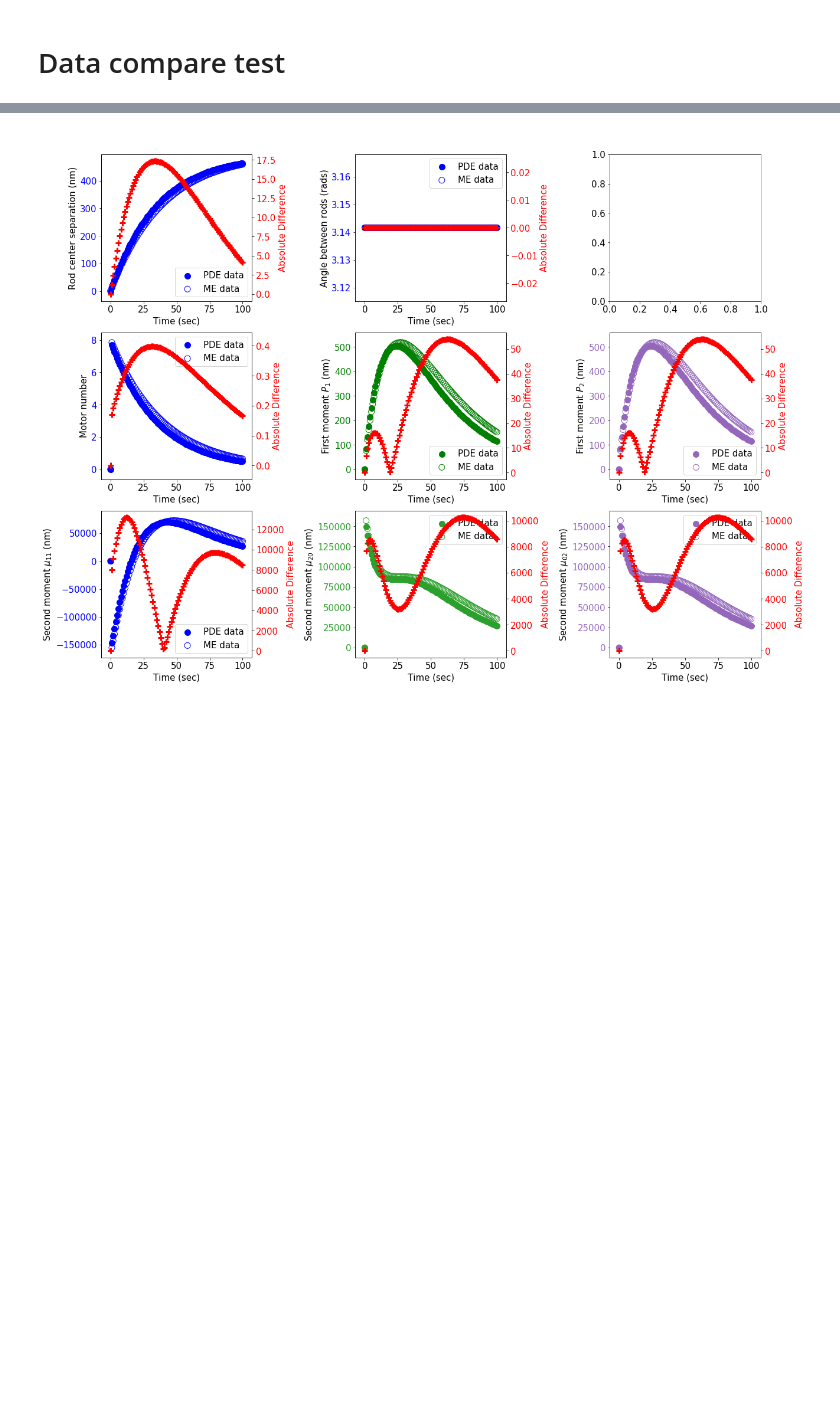
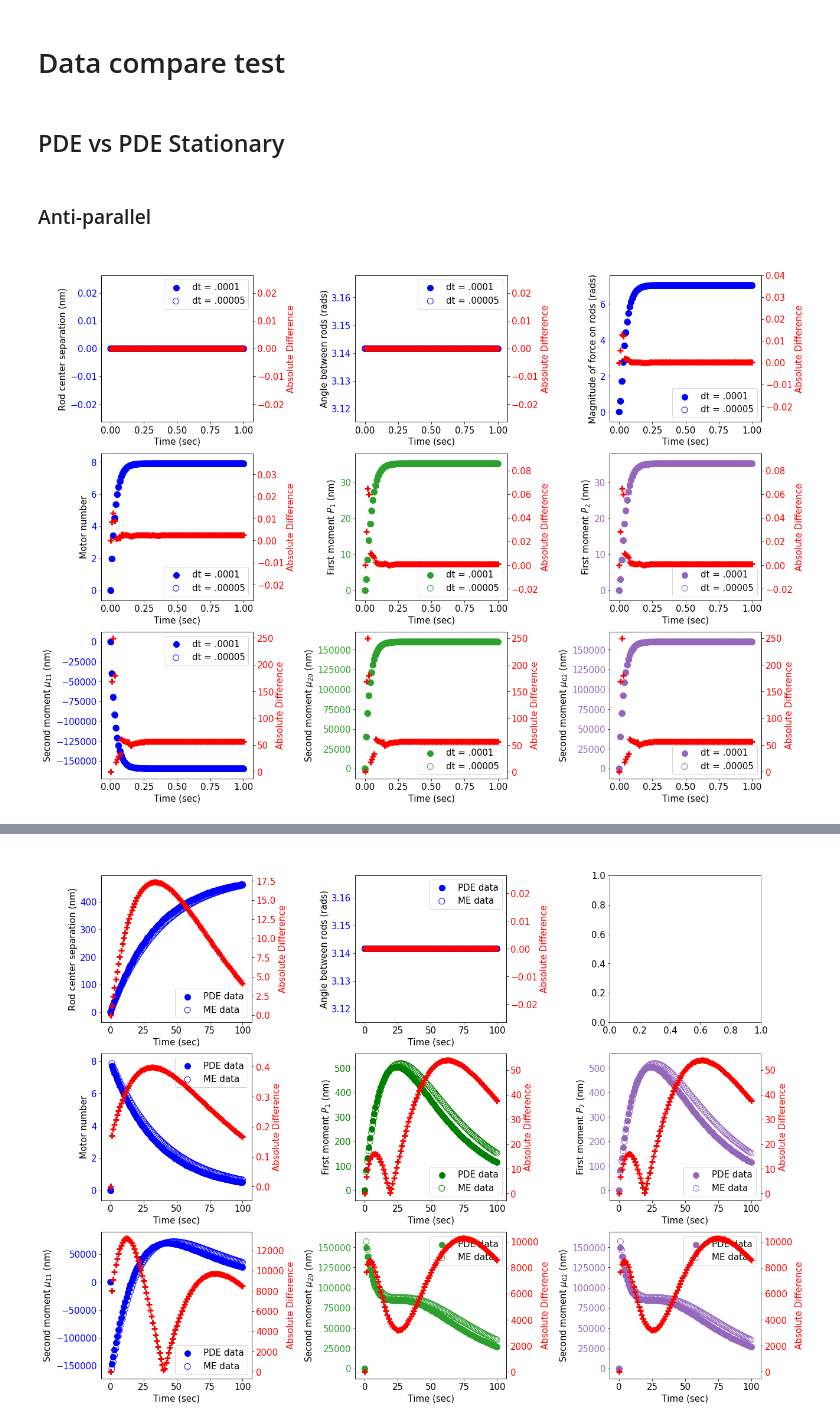
Before and after one commit to lamsoa729/FoXlink, a Jupyter notebook: notebooks/comparison_graphs.ipynb, the cells around one changed output, grey strips where cells are left out. Drawn from its saved outputs; the diff is of its cells as text; code cells hidden in the pictures; blank space fills up the shorter version.

Commit message:
Filled out integration testing between moment expansion and FP solver

```diff
--- a/notebooks/comparison_graphs.ipynb
+++ b/notebooks/comparison_graphs.ipynb
@@ -83,2 +149,29 @@ def PDE_ME_compare_graph_vs_time(fig, axarr, PDE_data, ME_data):
 # %% [markdown]
 # Data compare test
+# %% [markdown]
+## PDE vs PDE Stationary
+# %% [markdown]
+### Anti-parallel
+# %%
+# Time difference data
+PDE_antipara_dt0001 = h5py.File(Path("../tests/integration_tests/PDE_stat_compare/antiparallel/FPGenOrientMotorUWSolver_base.h5"))
+PDE_antipara_dt00005 = h5py.File(Path("../tests/integration_tests/PDE_stat_compare/antiparallel/FPGenOrientMotorUWSolver_dt.00005.h5"))
+# %%
+plt.style.use(ase1_runs_stl)
+fig = plt.figure(constrained_layout=True, figsize=(18, 13))
+gs = fig.add_gridspec(3, 3)
+axarr = np.asarray([fig.add_subplot(gs[0, 0]),
+                    fig.add_subplot(gs[0, 1]),
+                    fig.add_subplot(gs[0, 2]),
+                    fig.add_subplot(gs[1, 0]),
+                    fig.add_subplot(gs[1, 1]),
+                    fig.add_subplot(gs[1, 2]),
+                    fig.add_subplot(gs[2, 0]),
+                    fig.add_subplot(gs[2, 1]),
+                    fig.add_subplot(gs[2, 2]),
+                    ])
+fig.suptitle(' ')
+
+PDE_compare_graph_vs_time(fig, axarr, PDE_antipara_dt0001, PDE_antipara_dt00005, labels=['dt = .0001', 'dt = .00005'])
+# %% [output]
+[figure, added]
```
Also changed, not shown: parts of 33 cells of this notebook, 9 other files.
